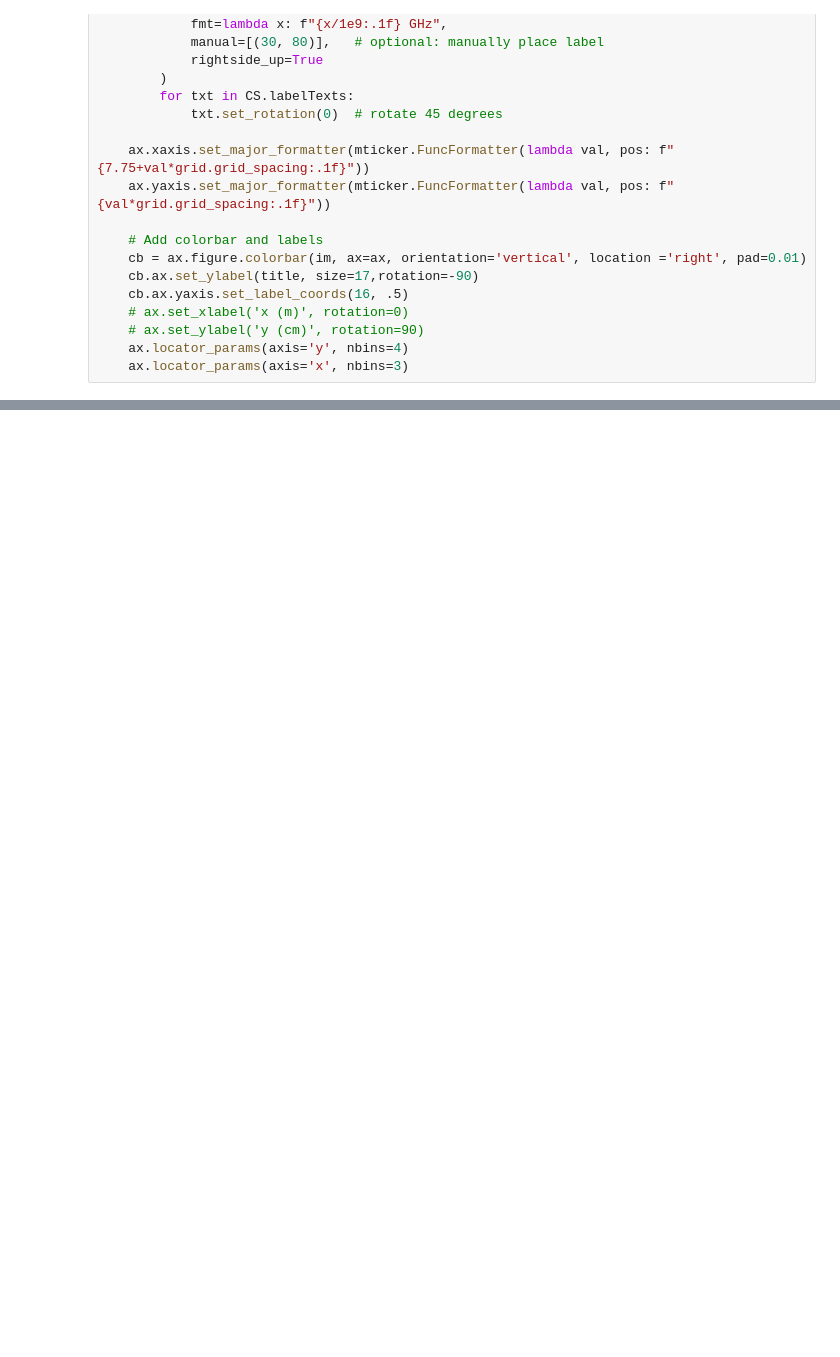
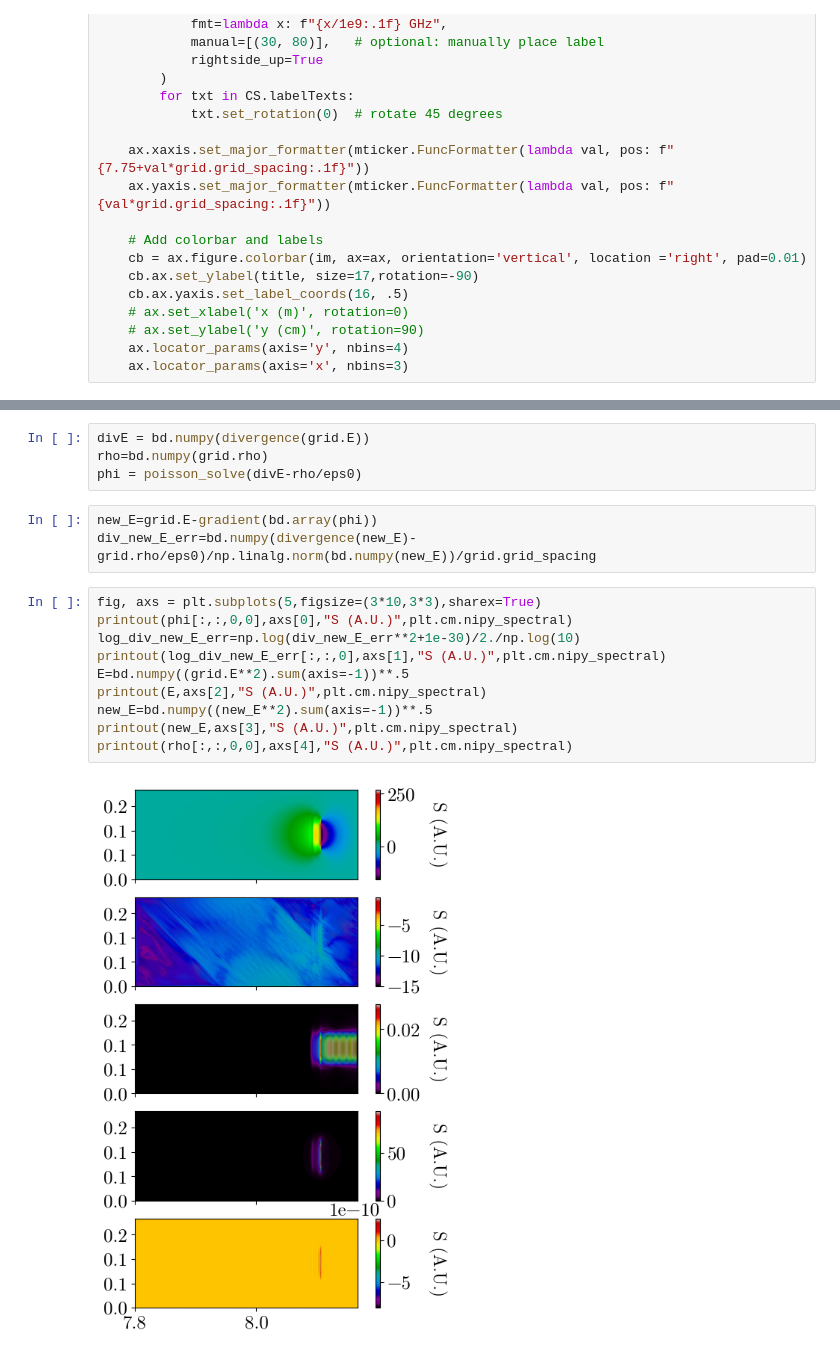
Before and after one commit to Pierre-Alexandre-Gourdain/fdtd, a Jupyter notebook: cutoff_test.ipynb, the cells around one changed output, grey strips where cells are left out. Saved outputs shown, nothing was run; the diff lists cells and outputs as text; blank space fills up the shorter version.

```diff
--- a/cutoff_test.ipynb
+++ b/cutoff_test.ipynb
@@ -348,0 +380,19 @@ plt.show()
+# %%
+divE = bd.numpy(divergence(grid.E))
+rho=bd.numpy(grid.rho)
+phi = poisson_solve(divE-rho/eps0)
+# %%
+new_E=grid.E-gradient(bd.array(phi))
+div_new_E_err=bd.numpy(divergence(new_E)-grid.rho/eps0)/np.linalg.norm(bd.numpy(new_E))/grid.grid_spacing
+# %%
+fig, axs = plt.subplots(5,figsize=(3*10,3*3),sharex=True)
+printout(phi[:,:,0,0],axs[0],"S (A.U.)",plt.cm.nipy_spectral)
+log_div_new_E_err=np.log(div_new_E_err**2+1e-30)/2./np.log(10)
+printout(log_div_new_E_err[:,:,0],axs[1],"S (A.U.)",plt.cm.nipy_spectral)
+E=bd.numpy((grid.E**2).sum(axis=-1))**.5
+printout(E,axs[2],"S (A.U.)",plt.cm.nipy_spectral)
+new_E=bd.numpy((new_E**2).sum(axis=-1))**.5
+printout(new_E,axs[3],"S (A.U.)",plt.cm.nipy_spectral)
+printout(rho[:,:,0,0],axs[4],"S (A.U.)",plt.cm.nipy_spectral)
+# %% [output]
+[figure, added]
```
Also changed, not shown: parts of 13 cells of this notebook, 2 other files.
